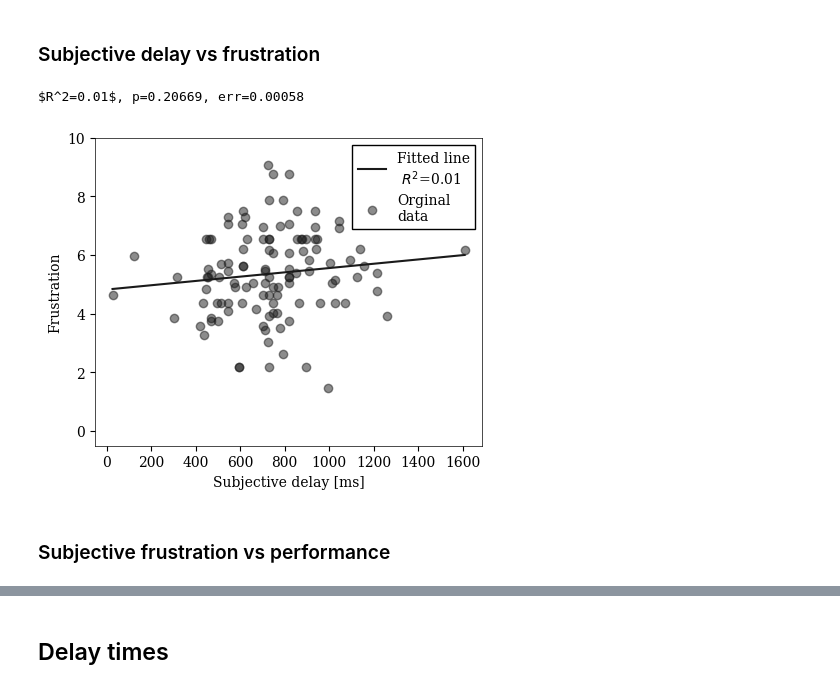
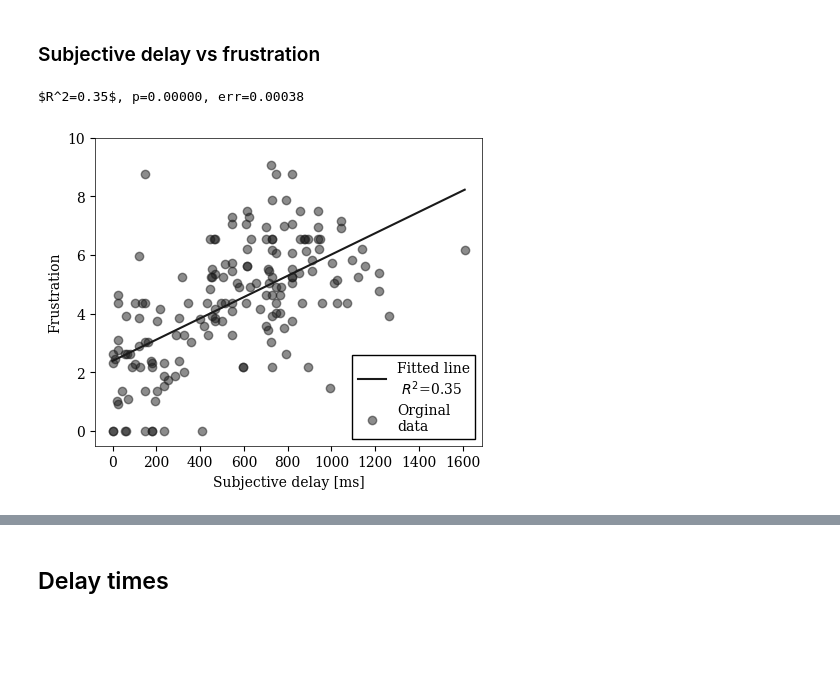
Before and after one commit to martinloland/master_thesis, a Jupyter notebook: data/Thesis Data.ipynb, the cells around one changed output, grey strips where cells are left out. Drawn from its saved outputs; the diff is of its cells as text; code cells hidden in the pictures; blank space fills up the shorter version.

```diff
--- a/data/Thesis Data.ipynb
+++ b/data/Thesis Data.ipynb
@@ -397,7 +397,7 @@ actor_ids = act.rowid.values
 answ = [[],[]]
 
 normalize = True
-sel_exp = [0,1]
+sel_exp = None
 filename = 'delay_vs_frustration'
 
 for actor_id in actor_ids:
@@ -412,34 +412,32 @@ for actor_id in actor_ids:
         else:
             frustration = float(sur['frustration'])
             delay = float(sur['delay'])
 
         if sel_exp is None or exp in sel_exp:
             answ[0].append(frustration)
             answ[1].append(delay)
 
 x = answ[1]
 y = answ[0]
 
 linreg = stats.linregress(x,y)
 # print(linreg)
 x_min = min(x)
 x_max = max(x)
 print('$R^2={:.2f}$, p={:.5f}, err={:.5f}'.format(linreg.rvalue**2, linreg.pvalue, linreg.stderr))
 
 plt.style.use('default')
 plt.style.use('thesis.mplstyle')
 fig, ax = plt.subplots(figsize=(5,4))
 ax.scatter(x,y, marker='o', alpha=0.5, label='Orginal\ndata')
 ax.plot(np.arange(x_min, x_max), np.arange(x_min, x_max)*linreg.slope+linreg.intercept, label='Fitted line\n $R^2$={:.2f}'
         .format(linreg.rvalue**2))
 ax.legend()
 plt.ylabel('Frustration')
 plt.xlabel('Subjective delay [ms]')
 plt.ylim([-0.5,10])
 plt.show()
 # fig.savefig('../img/{}.png'.format(filename), bbox_inches='tight')
 # %% [output]
-$R^2=0.01$, p=0.20669, err=0.00058
+$R^2=0.35$, p=0.00000, err=0.00038
-[figure, old version]
+[figure, new version]
-# %% [markdown]
-### Subjective frustration vs performance
```
Also changed, not shown: parts of 1 cell of this notebook, 2 other files.
